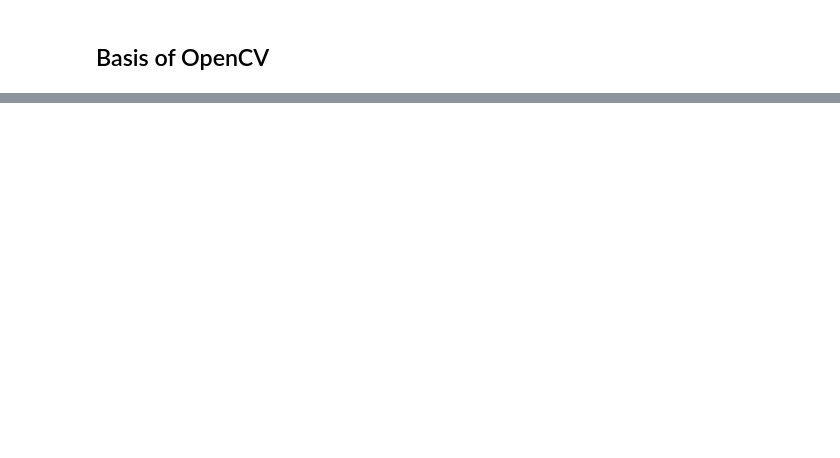
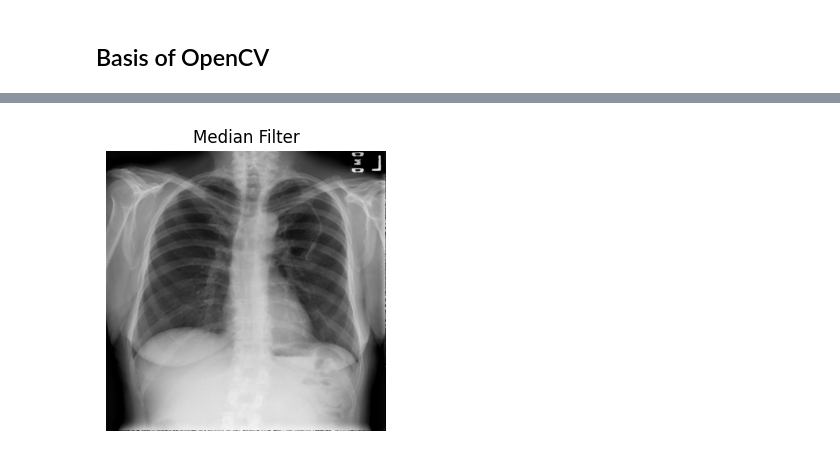
Before and after one commit to heheguoyang/DLBOI_homework_2, a Jupyter notebook: HW2.ipynb, the cells around one changed output, grey strips where cells are left out. Cells and saved outputs as stored; diff of their text form; code cells hidden in the pictures; blank space fills up the shorter version.

```diff
--- a/HW2.ipynb
+++ b/HW2.ipynb
@@ -76,0 +279,24 @@ filename = '/content/drive/MyDrive/PhD/DLBOI/HW2/hw2.png' # your file path
+# %%
+# Denoise by filter
+img_bgr = cv2.cvtColor(rotated_img, cv2.COLOR_RGB2BGR)
+
+# 1️⃣ Gaussian Blur
+gaussian_denoised = cv2.GaussianBlur(img_bgr, (5, 5), 0)
+
+# 2️⃣ Median Filter
+median_denoised = cv2.medianBlur(img_bgr, 5)
+
+# 3️⃣ Bilateral Filter (preserves edges)
+bilateral_denoised = cv2.bilateralFilter(img_bgr, d=9, sigmaColor=75, sigmaSpace=75)
+
+# Convert back to RGB for displaying with matplotlib
+gaussian_denoised = cv2.cvtColor(gaussian_denoised, cv2.COLOR_BGR2RGB)
+median_denoised = cv2.cvtColor(median_denoised, cv2.COLOR_BGR2RGB)
+bilateral_denoised = cv2.cvtColor(bilateral_denoised, cv2.COLOR_BGR2RGB)
+
+# Display results
+plt.figure(figsize=(12, 8))
+plt.subplot(2,2,3); plt.imshow(median_denoised); plt.title("Median Filter"); plt.axis('off')
+plt.show()
+# %% [output]
+[figure, added]
```
Also changed, not shown: parts of 28 cells of this notebook.
